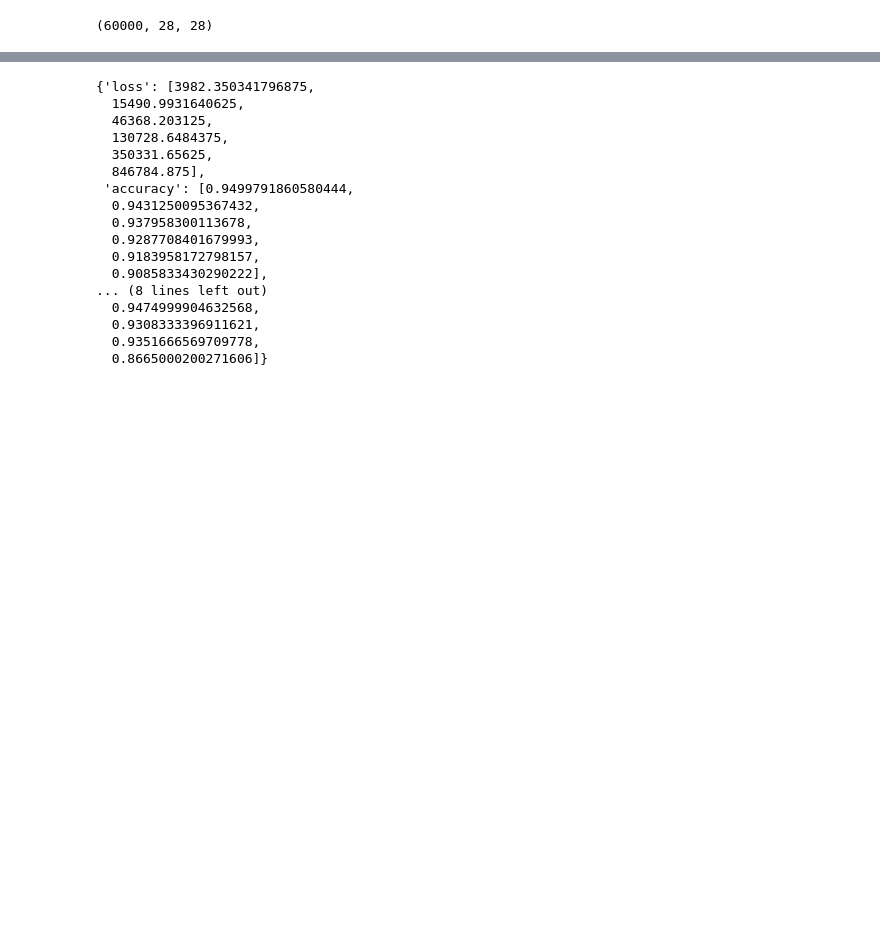
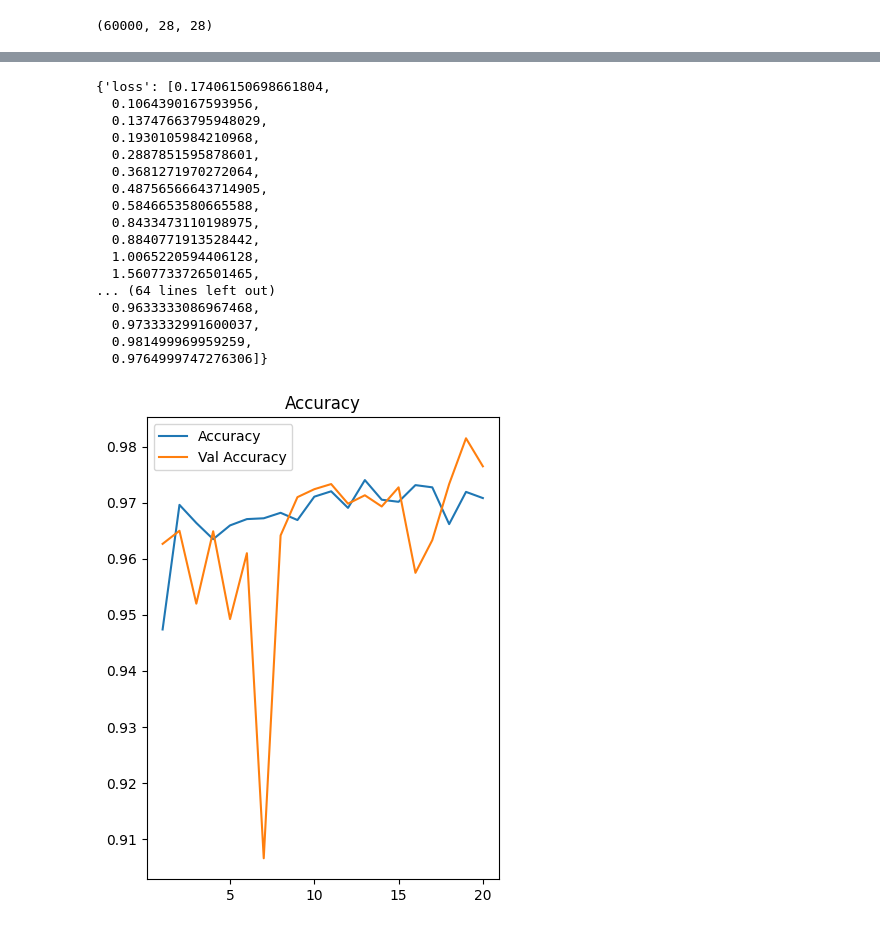
Before and after one commit to anidec25/Neutral-Networks, a Jupyter notebook: CNN/mnist-classifier.ipynb, the cells around one changed output, grey strips where cells are left out. Drawn from its saved outputs; the diff is of its cells as text; code cells hidden in the pictures; blank space fills up the shorter version.

```diff
--- a/CNN/mnist-classifier.ipynb
+++ b/CNN/mnist-classifier.ipynb
@@ -23,3 +42,6 @@ preprocess = Sequential(
+# %%
+X_train_scaled = X_train/255
+X_test_scaled = X_test/255
 # %%
 ## Defining the CNN architecture
 
@@ -27,8 +49,19 @@ model = Sequential(
     name = 'Baseline_Model',
     layers = [Conv2D(32, kernel_size = (3,3), padding = 'valid', activation = 'relu', input_shape=(28,28,1)),
               AveragePooling2D(pool_size = (2,2)),
+
+              BatchNormalization(),
+
               Conv2D(64, kernel_size = (3,3), padding = 'valid', activation = 'relu'),
               AveragePooling2D(pool_size = (2,2)),
+
+              BatchNormalization(),
+
+              Conv2D(128, kernel_size = (3,3), padding = 'valid', activation = 'relu', input_shape=(28,28,1)),
+              AveragePooling2D(pool_size = (2,2)),
+
+              BatchNormalization(),
+
 
               Flatten(),
               Dense(128, activation = 'relu'),
@@ -60,10 +93,11 @@ _________________________________________________________________
 model.compile(loss='sparse_categorical_crossentropy', optimizer='Adam', metrics=['accuracy'])
 # %%
 history = model.fit(
-    X_train,
+    X_train_scaled,
     y_train,
-    epochs= 100,
-    callbacks = [tf.keras.callbacks.EarlyStopping(monitor = 'loss', patience= 5)],
+    batch_size = 64,
+    epochs= 20,
+    #callbacks = [tf.keras.callbacks.EarlyStopping(monitor = 'loss', patience= 5)],
     validation_split = 0.2
 )
 # %% [output]
@@ -82,20 +121,41 @@ Epoch 6/100
 # %%
 history.history
 # %% [output]
-{'loss': [3982.350341796875,
-  15490.9931640625,
-  46368.203125,
-  130728.6484375,
-  350331.65625,
-  846784.875],
- 'accuracy': [0.9499791860580444,
-  0.9431250095367432,
-  0.937958300113678,
-  0.9287708401679993,
-  0.9183958172798157,
-  0.9085833430290222],
-... (8 lines left out)
-  0.9474999904632568,
-  0.9308333396911621,
-  0.9351666569709778,
-  0.8665000200271606]}
+{'loss': [0.17406150698661804,
+  0.1064390167593956,
+  0.13747663795948029,
+  0.1930105984210968,
+  0.2887851595878601,
+  0.3681271970272064,
+  0.48756566643714905,
+  0.5846653580665588,
+  0.8433473110198975,
+  0.8840771913528442,
+  1.0065220594406128,
+  1.5607733726501465,
+... (64 lines left out)
+  0.9633333086967468,
+  0.9733332991600037,
+  0.981499969959259,
+  0.9764999747276306]}
+# %%
+def plot_accuaracy(history = history):
+
+    accuracy = history.history['accuracy']
+    val_accuracy = history.history['val_accuracy']
+    epochs = np.arange(1,len(val_accuracy) + 1)
+
+    plt.figure(figsize=(10,6))
+
+    plt.subplot(1,2,1)
+    plt.title('Accuracy')
+    plt.plot(epochs, accuracy, label = 'Accuracy')
+    plt.plot(epochs, val_accuracy, label = 'Val Accuracy')
+    plt.legend()
+    plt.show()
+
+
+
+plot_accuaracy(history)
+# %% [output]
+[figure, added]
```
Also changed, not shown: parts of 7 cells of this notebook.
